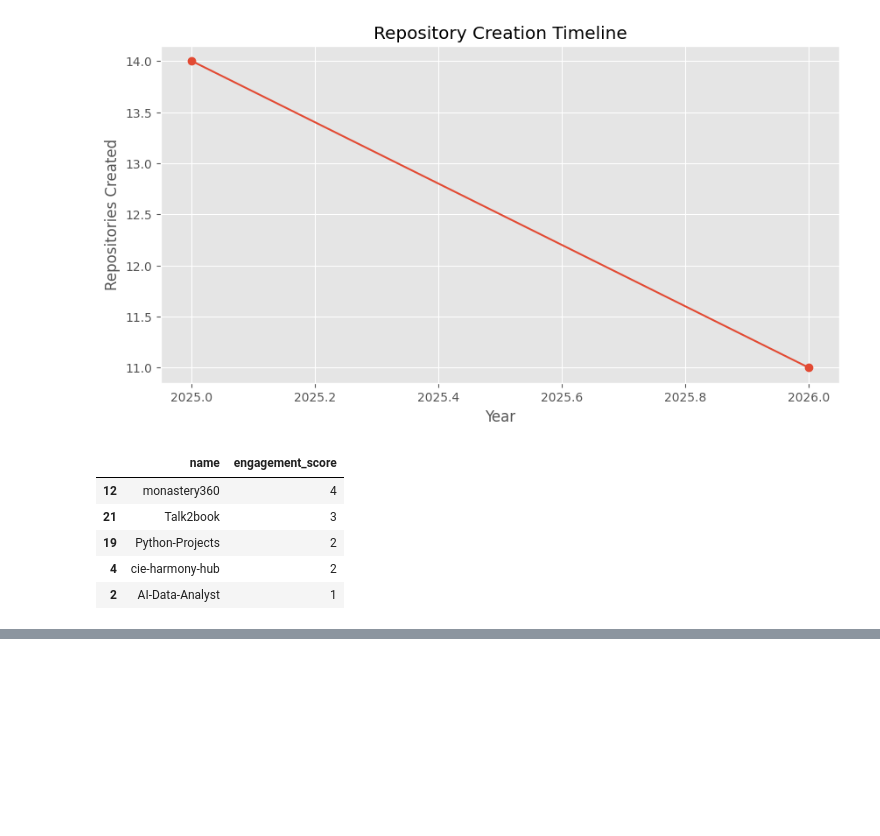
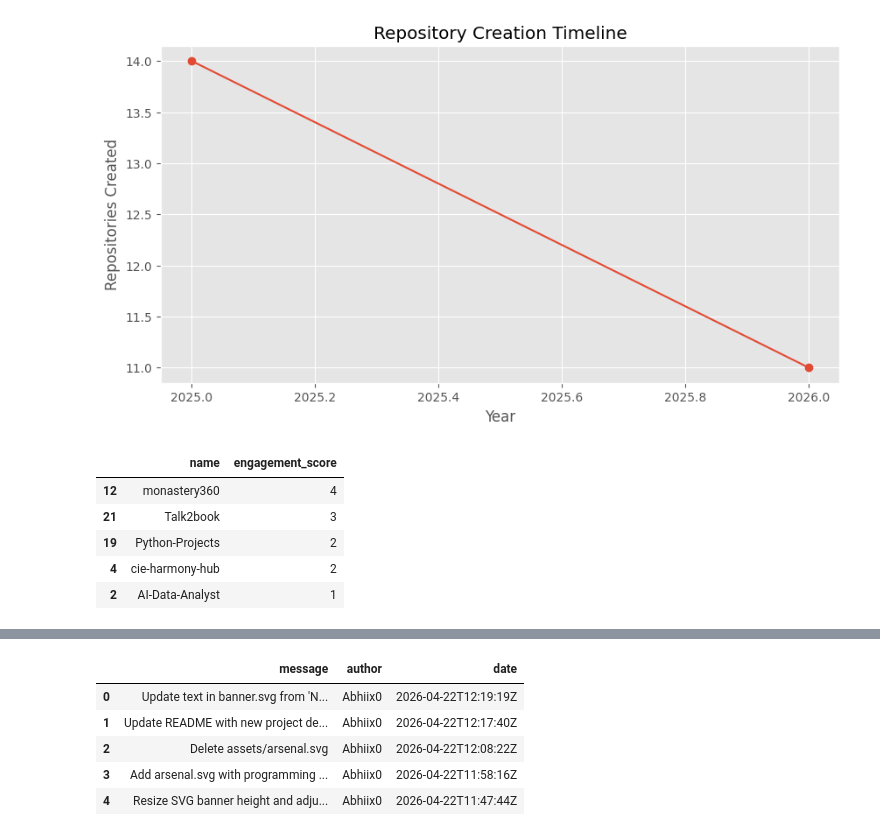
Before and after one commit to Abhiix0/github-insights-engine, a Jupyter notebook: notebooks/analysis.ipynb, the cells around one changed output, grey strips where cells are left out. Saved outputs shown, nothing was run; the diff lists cells and outputs as text; code cells hidden in the pictures; blank space fills up the shorter version.

```diff
--- a/notebooks/analysis.ipynb
+++ b/notebooks/analysis.ipynb
@@ -141,0 +175,22 @@ df[[
+# %%
+commit_list = []
+
+for commit in commit_data:
+    commit_info = {
+        "message": commit["commit"]["message"],
+        "author": commit["commit"]["author"]["name"],
+        "date": commit["commit"]["author"]["date"]
+    }
+
+    commit_list.append(commit_info)
+
+commit_df = pd.DataFrame(commit_list)
+
+commit_df.head()
+# %% [output]
+|  | message | author | date |
+| 0 | Update text in banner.svg from 'N... | Abhiix0 | 2026-04-22T12:19:19Z |
+| 1 | Update README with new project de... | Abhiix0 | 2026-04-22T12:17:40Z |
+| 2 | Delete assets/arsenal.svg | Abhiix0 | 2026-04-22T12:08:22Z |
+| 3 | Add arsenal.svg with programming ... | Abhiix0 | 2026-04-22T11:58:16Z |
+| 4 | Resize SVG banner height and adju... | Abhiix0 | 2026-04-22T11:47:44Z |
```
Also changed, not shown: parts of 6 cells of this notebook.
